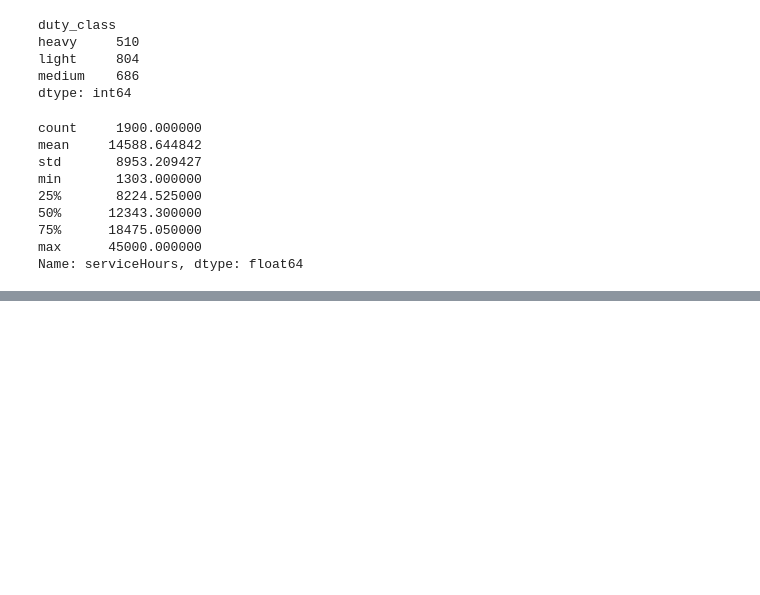
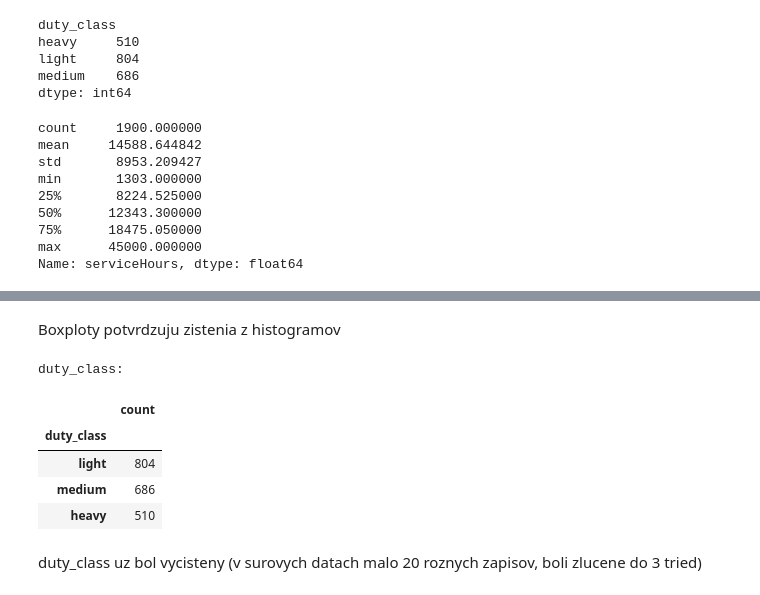
Before and after one commit to Walorean/Iau_project, a Jupyter notebook: test.ipynb, the cells around one changed output, grey strips where cells are left out. Drawn from its saved outputs; the diff is of its cells as text; code cells hidden in the pictures; blank space fills up the shorter version.

```diff
--- a/test.ipynb
+++ b/test.ipynb
@@ -371,0 +410,14 @@ array([[<Axes: title={'center': 'idDepot'}>,
+# %% [markdown]
+Boxploty potvrdzuju zistenia z histogramov
+# %%
+print('duty_class:')
+display(data_3['duty_class'].value_counts().to_frame('count'))
+# %% [output]
+duty_class:
+|  | count |
+| duty_class |  |
+| light | 804 |
+| medium | 686 |
+| heavy | 510 |
+# %% [markdown]
+duty_class uz bol vycisteny (v surovych datach malo 20 roznych zapisov, boli zlucene do 3 tried)
```
Also changed, not shown: parts of 15 cells of this notebook.
